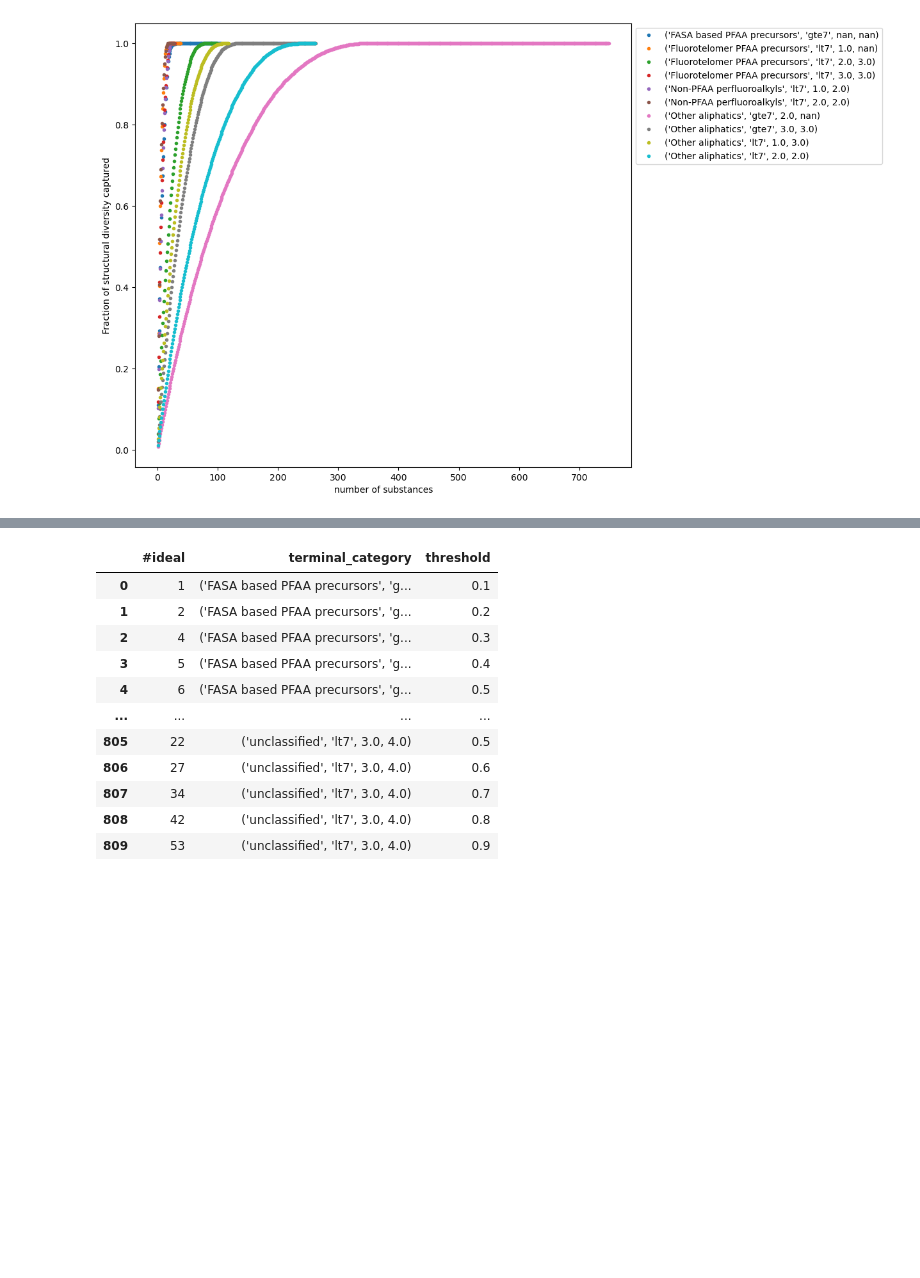
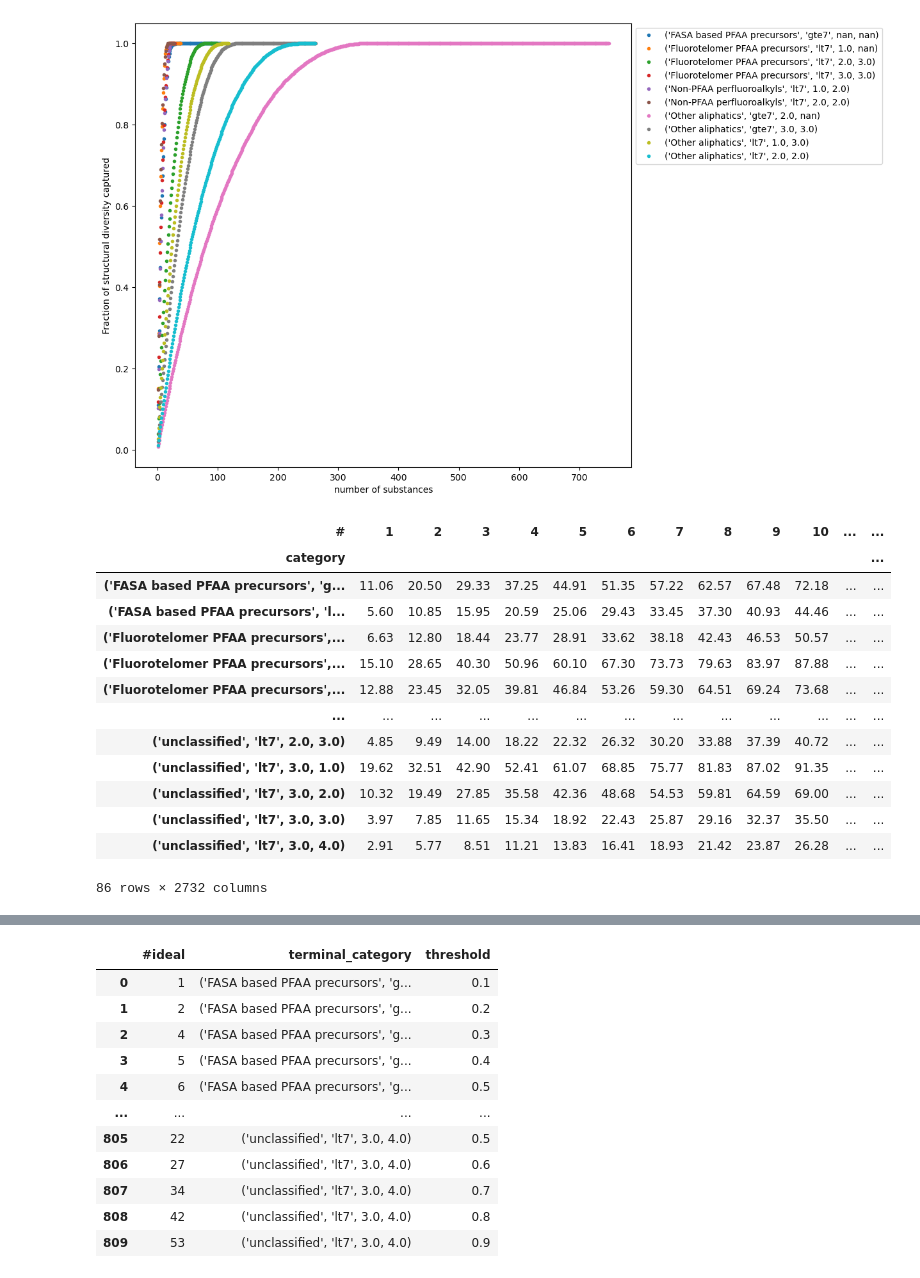
Before and after one commit to patlewig/nts_pfas, a Jupyter notebook: notebooks/07_structural_diversity_coverage_unconstrained.ipynb, the cells around one changed output, grey strips where cells are left out. Drawn from its saved outputs; the diff is of its cells as text; code cells hidden in the pictures; blank space fills up the shorter version.

```diff
--- a/notebooks/07_structural_diversity_coverage_unconstrained.ipynb
+++ b/notebooks/07_structural_diversity_coverage_unconstrained.ipynb
@@ -284,0 +300,19 @@ fig.savefig(figures_dir+'Figure1_structural_diversity_061123.png', dpi = 300, bb
+# %%
+new_df2 = new_df.copy()
+new_df2 = new_df2.replace(np.nan,100)
+new_df2
+# %% [output]
+| # | 1 | 2 | 3 | 4 | 5 | 6 | 7 | 8 | 9 | 10 | ... | ... |
+| category |  |  |  |  |  |  |  |  |  |  |  | ... |
+| ('FASA based PFAA precursors', 'g... | 11.06 | 20.50 | 29.33 | 37.25 | 44.91 | 51.35 | 57.22 | 62.57 | 67.48 | 72.18 | ... | ... |
+| ('FASA based PFAA precursors', 'l... | 5.60 | 10.85 | 15.95 | 20.59 | 25.06 | 29.43 | 33.45 | 37.30 | 40.93 | 44.46 | ... | ... |
+| ('Fluorotelomer PFAA precursors',... | 6.63 | 12.80 | 18.44 | 23.77 | 28.91 | 33.62 | 38.18 | 42.43 | 46.53 | 50.57 | ... | ... |
+| ('Fluorotelomer PFAA precursors',... | 15.10 | 28.65 | 40.30 | 50.96 | 60.10 | 67.30 | 73.73 | 79.63 | 83.97 | 87.88 | ... | ... |
+| ('Fluorotelomer PFAA precursors',... | 12.88 | 23.45 | 32.05 | 39.81 | 46.84 | 53.26 | 59.30 | 64.51 | 69.24 | 73.68 | ... | ... |
+| ... | ... | ... | ... | ... | ... | ... | ... | ... | ... | ... | ... | ... |
+| ('unclassified', 'lt7', 2.0, 3.0) | 4.85 | 9.49 | 14.00 | 18.22 | 22.32 | 26.32 | 30.20 | 33.88 | 37.39 | 40.72 | ... | ... |
+| ('unclassified', 'lt7', 3.0, 1.0) | 19.62 | 32.51 | 42.90 | 52.41 | 61.07 | 68.85 | 75.77 | 81.83 | 87.02 | 91.35 | ... | ... |
+| ('unclassified', 'lt7', 3.0, 2.0) | 10.32 | 19.49 | 27.85 | 35.58 | 42.36 | 48.68 | 54.53 | 59.81 | 64.59 | 69.00 | ... | ... |
+| ('unclassified', 'lt7', 3.0, 3.0) | 3.97 | 7.85 | 11.65 | 15.34 | 18.92 | 22.43 | 25.87 | 29.16 | 32.37 | 35.50 | ... | ... |
+| ('unclassified', 'lt7', 3.0, 4.0) | 2.91 | 5.77 | 8.51 | 11.21 | 13.83 | 16.41 | 18.93 | 21.42 | 23.87 | 26.28 | ... | ... |
+86 rows × 2732 columns
```
Also changed, not shown: parts of 8 cells of this notebook, 5 other files.
